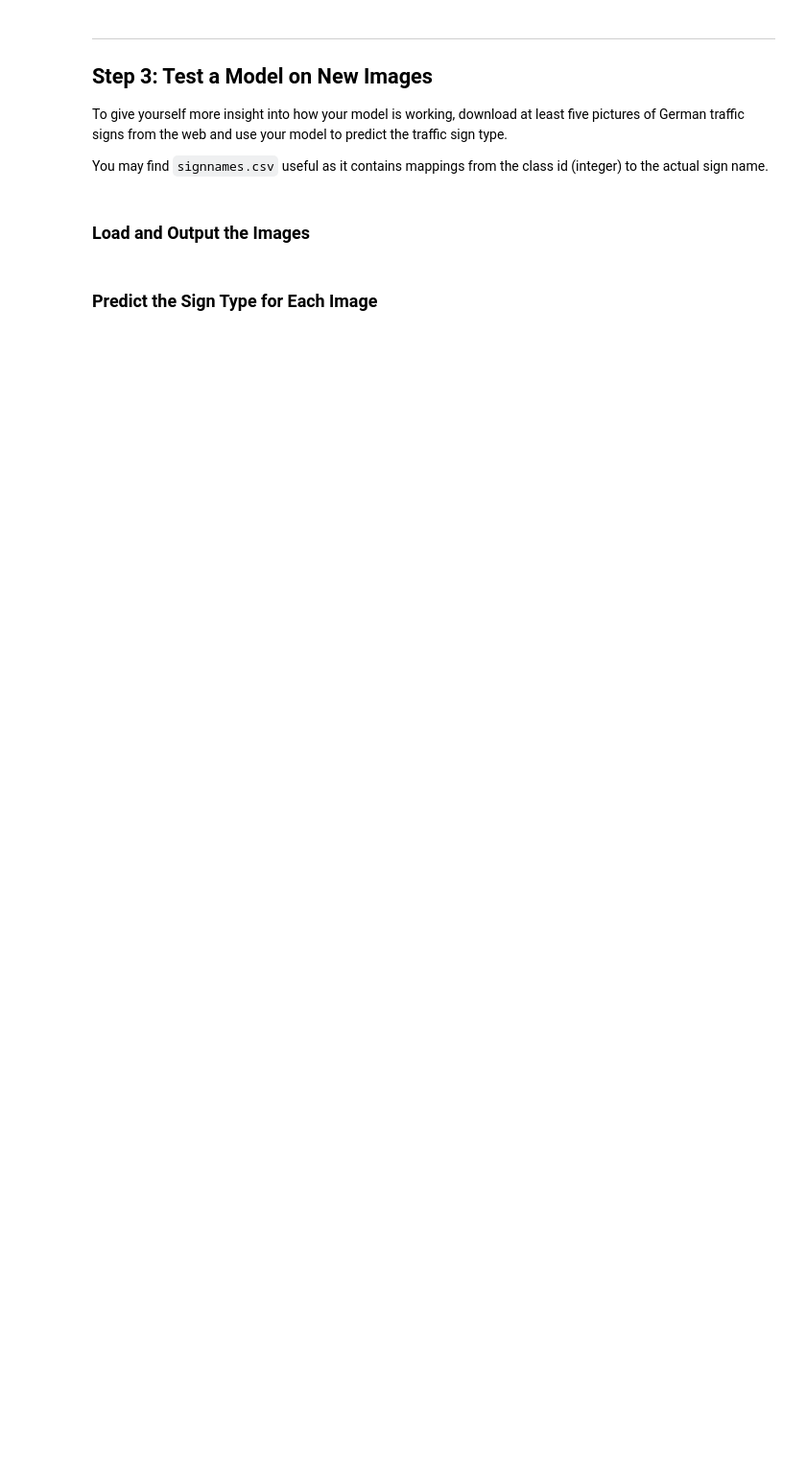
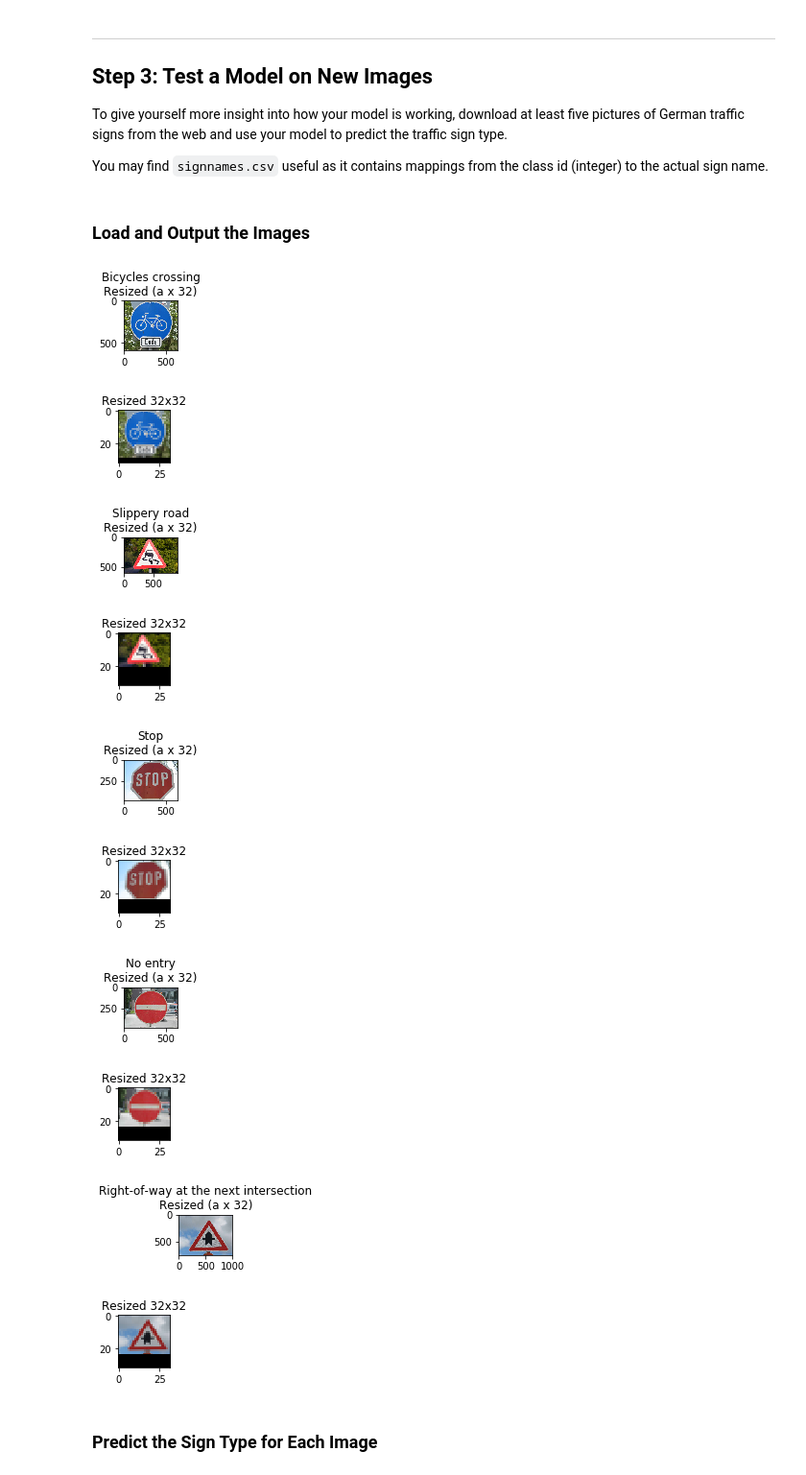
Before and after one commit to pablosaurasperez/CarND-Traffic-Sign-Classifier-Project, a Jupyter notebook: Traffic_Sign_Classifier.ipynb, the cells around one changed output. Shown: that part at 96% size. Drawn from its saved outputs; the diff is of its cells as text; code cells hidden in the pictures; blank space fills up the shorter version.

```diff
--- a/Traffic_Sign_Classifier.ipynb
+++ b/Traffic_Sign_Classifier.ipynb
@@ -519,3 +519,70 @@ You may find `signnames.csv` useful as it contains mappings from the class id (i
+# %%
+### Load the images and plot them here.
+### Feel free to use as many code cells as needed.
+import os
+import matplotlib.image as mpimg
+
+#Function to resize image to 32x32
+#Function to resize image to 32x32
+def resize_image(image):
+    r = 32.0 / image.shape[1]
+    dim = (32, int(image.shape[0] * r))
+
+    # perform the actual resizing of the image and show it
+    resized = cv2.resize(image, dim, interpolation = cv2.INTER_AREA)
+    return resized
+
+#Items is the list of input files
+directory_input = "traffic_signs_test/"
+input_items = os.listdir(directory_input)
+
+X_test_set = []
+y_test_set = []
+
+for input_file in input_items:
+    path_input = os.path.join(directory_input, input_file)
+    base=os.path.basename(path_input)
+
+    y_test_image = os.path.splitext(base)[0]
+
+    #read image
+    X_test_image = mpimg.imread(path_input)
+
+    #Plot traffic signs (padding included)
+    plt.figure(figsize=(1,1))
+    plt.imshow(X_test_image)
+    plt.title(df.loc[int(y_test_image), 'SignName']+ '\nResized (a x 32)')
+
+    #Resize to 32x32
+    X_test_image = resize_image(X_test_image)
+
+
+    #Need to make it 32x32 (I have X x 32... so pad!!!)
+    npad = ((0,32-X_test_image.shape[0]), (0,0), (0,0))
+    X_test_image = np.pad(X_test_image, npad, 'constant')
+
+    #print(X_test_image.shape)
+
+
+    #Now I have everythin in the dimensions I want
+    X_test_set.append(X_test_image)
+    y_test_set.append(y_test_image)
+
+    #Plot traffic signs (padding included)
+    plt.figure(figsize=(1,1))
+    plt.imshow(X_test_image)
+    plt.title('Resized 32x32')
+# %% [output]
+[figure, added]
+[figure, added]
+[figure, added]
+[figure, added]
+[figure, added]
+[figure, added]
+[figure, added]
+[figure, added]
+[figure, added]
+[figure, added]
 # %% [markdown]
 ### Predict the Sign Type for Each Image
 # %%
```
Also changed, not shown: parts of 6 cells of this notebook.
